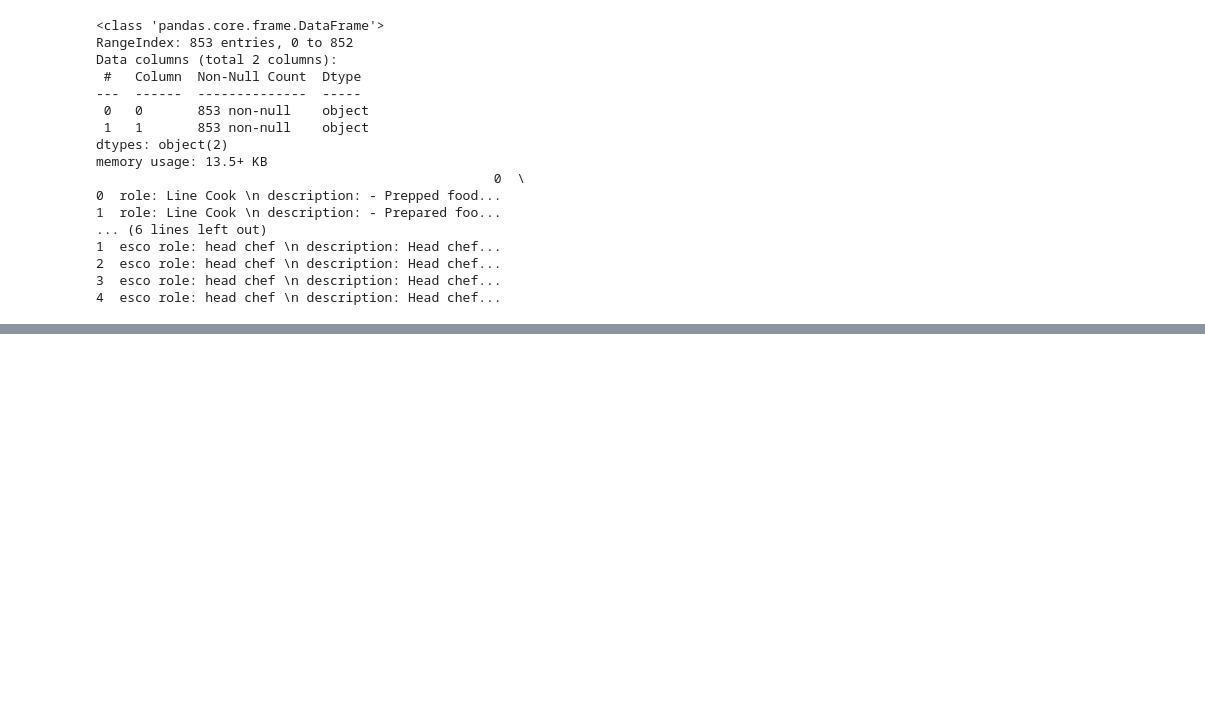
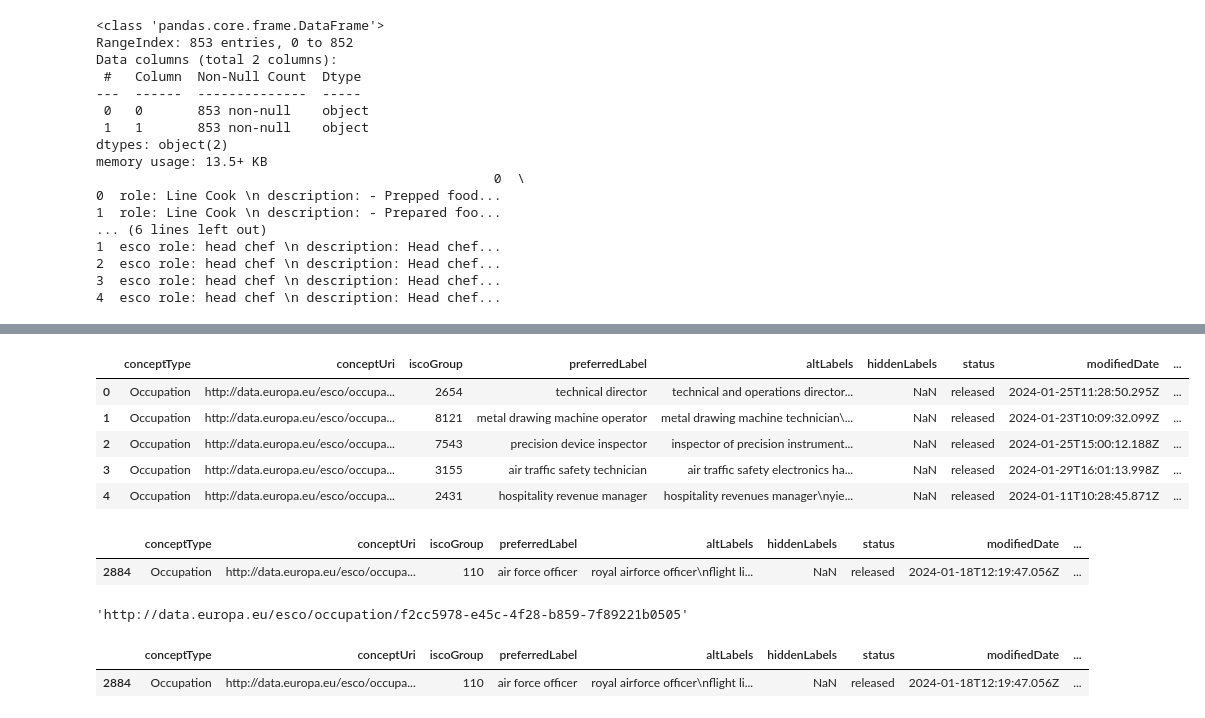
Before and after one commit to egesualp/skills4cpp, a Jupyter notebook: notebooks/playground_data.ipynb, the cells around one changed output, grey strips where cells are left out. Drawn from its saved outputs; the diff is of its cells as text; code cells hidden in the pictures; blank space fills up the shorter version.

```diff
--- a/notebooks/playground_data.ipynb
+++ b/notebooks/playground_data.ipynb
@@ -428,0 +483,24 @@ df_decorte_train.to_clipboard()
+# %%
+df_esco = pd.read_csv(r'/dss/dsshome1/02/ra95kix2/thesis/skills4cpp/data/occupations_en.csv')
+df_esco.head()
+# %% [output]
+|  | conceptType | conceptUri | iscoGroup | preferredLabel | altLabels | hiddenLabels | status | modifiedDate | ... |
+| 0 | Occupation | http://data.europa.eu/esco/occupa... | 2654 | technical director | technical and operations director... | NaN | released | 2024-01-25T11:28:50.295Z | ... |
+| 1 | Occupation | http://data.europa.eu/esco/occupa... | 8121 | metal drawing machine operator | metal drawing machine technician\... | NaN | released | 2024-01-23T10:09:32.099Z | ... |
+| 2 | Occupation | http://data.europa.eu/esco/occupa... | 7543 | precision device inspector | inspector of precision instrument... | NaN | released | 2024-01-25T15:00:12.188Z | ... |
+| 3 | Occupation | http://data.europa.eu/esco/occupa... | 3155 | air traffic safety technician | air traffic safety electronics ha... | NaN | released | 2024-01-29T16:01:13.998Z | ... |
+| 4 | Occupation | http://data.europa.eu/esco/occupa... | 2431 | hospitality revenue manager | hospitality revenues manager\nyie... | NaN | released | 2024-01-11T10:28:45.871Z | ... |
+# %%
+df_esco.query(f'conceptUri == "{df_talent_clef.iloc[0,1]}"')
+# %% [output]
+|  | conceptType | conceptUri | iscoGroup | preferredLabel | altLabels | hiddenLabels | status | modifiedDate | ... |
+| 2884 | Occupation | http://data.europa.eu/esco/occupa... | 110 | air force officer | royal airforce officer\nflight li... | NaN | released | 2024-01-18T12:19:47.056Z | ... |
+# %%
+df_talent_clef.iloc[1,1]
+# %% [output]
+'http://data.europa.eu/esco/occupation/f2cc5978-e45c-4f28-b859-7f89221b0505'
+# %%
+df_esco.query(f'conceptUri == "{df_talent_clef.iloc[1,1]}"')
+# %% [output]
+|  | conceptType | conceptUri | iscoGroup | preferredLabel | altLabels | hiddenLabels | status | modifiedDate | ... |
+| 2884 | Occupation | http://data.europa.eu/esco/occupa... | 110 | air force officer | royal airforce officer\nflight li... | NaN | released | 2024-01-18T12:19:47.056Z | ... |
```
Also changed, not shown: parts of 4 cells of this notebook, 28 other files.
